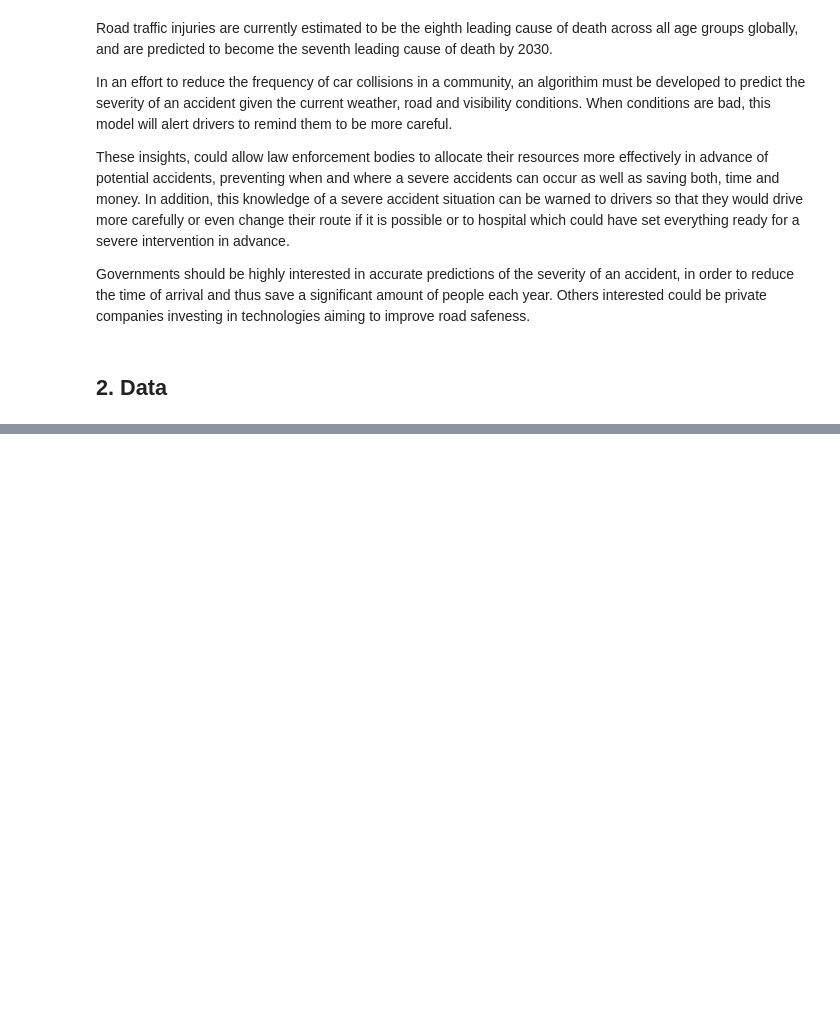
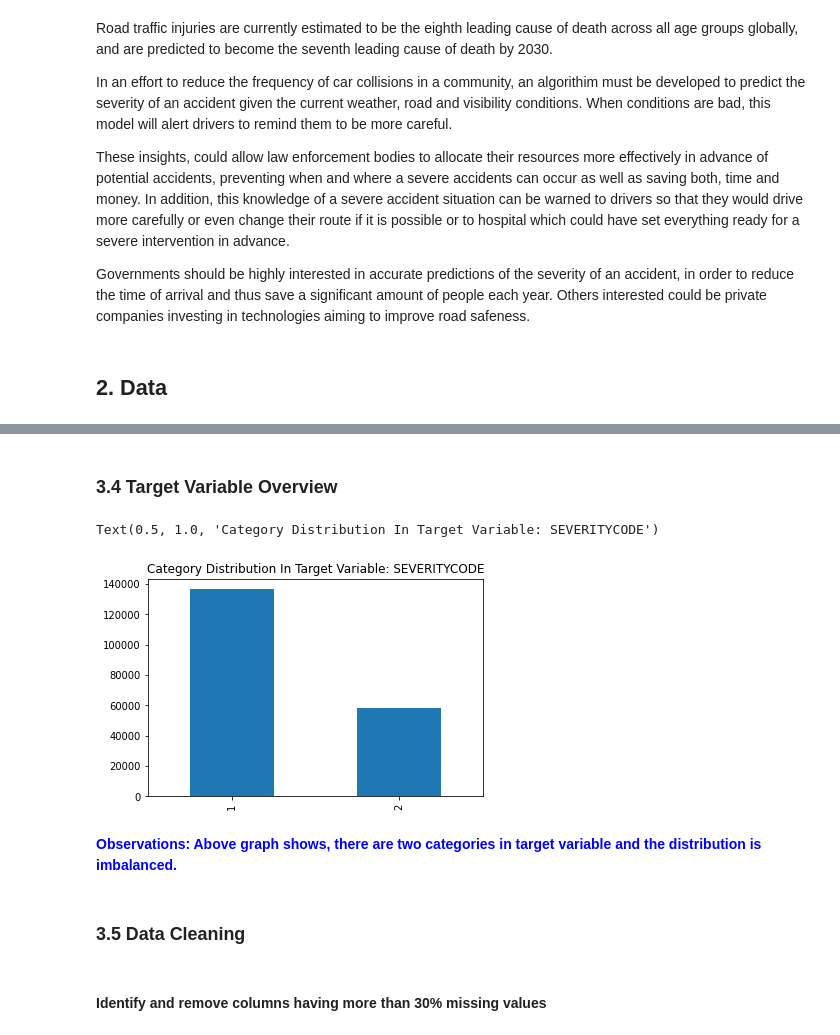
Before and after one commit to priyanka-ddit/Coursera_Capstone, a Jupyter notebook: Car_Accident_Severity_Model.ipynb, the cells around one changed output, grey strips where cells are left out. Cells and saved outputs as stored; diff of their text form; code cells hidden in the pictures; blank space fills up the shorter version.

```diff
--- a/Car_Accident_Severity_Model.ipynb
+++ b/Car_Accident_Severity_Model.ipynb
@@ -41,0 +76,3 @@ Governments should be highly interested in accurate predictions of the severity
+# %%
+!wget -O loan_train.csv https://s3.us.cloud-object-storage.appdomain.cloud/cf-courses-data/CognitiveClass/DP0701EN/version-2/Data-Collisions.csv
+df = pd.read_csv('loan_train.csv',low_memory=False)
@@ -41,0 +115,14 @@ Governments should be highly interested in accurate predictions of the severity
+# %% [markdown]
+### 3.4 Target Variable Overview
+# %%
+df['SEVERITYCODE'].value_counts().plot(kind='bar')
+plt.title('Category Distribution In Target Variable: SEVERITYCODE')
+# %% [output]
+Text(0.5, 1.0, 'Category Distribution In Target Variable: SEVERITYCODE')
+[figure, added]
+# %% [markdown]
+<font color=blue>**Observations: Above graph shows, there are two categories in target variable and the distribution is imbalanced.**</font>
+# %% [markdown]
+### 3.5 Data Cleaning
+# %% [markdown]
+#### Identify and remove columns having more than 30% missing values
```
Also changed, not shown: parts of 61 cells of this notebook.
